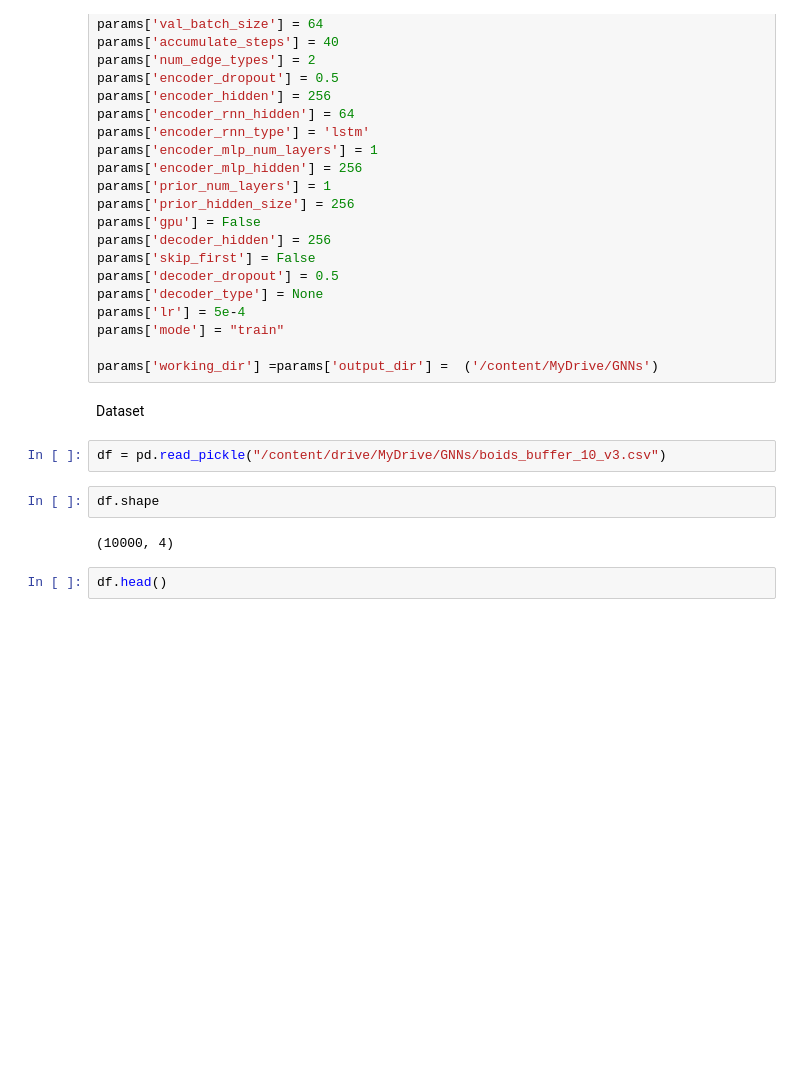
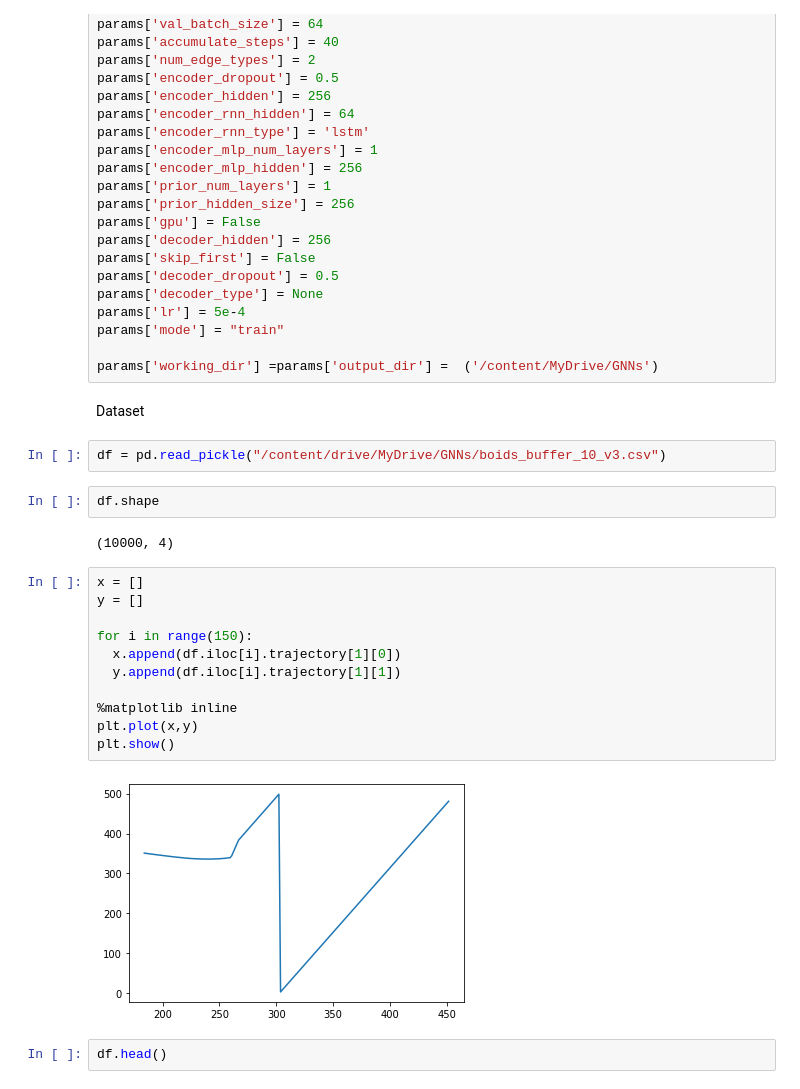
Before and after one commit to Nishant-Ramakuru/Inference-based-GNNS, a Jupyter notebook: simulations/DNRI.ipynb, the cells around one changed output. Saved outputs shown, nothing was run; the diff lists cells and outputs as text; blank space fills up the shorter version.

```diff
--- a/simulations/DNRI.ipynb
+++ b/simulations/DNRI.ipynb
@@ -78,6 +83,19 @@ df = pd.read_pickle("/content/drive/MyDrive/GNNs/boids_buffer_10_v3.csv")
 df.shape
 # %% [output]
 (10000, 4)
+# %%
+x = []
+y = []
+
+for i in range(150):
+  x.append(df.iloc[i].trajectory[1][0])
+  y.append(df.iloc[i].trajectory[1][1])
+
+%matplotlib inline
+plt.plot(x,y)
+plt.show()
+# %% [output]
+[figure, added]
 # %%
 df.head()
 # %% [output]
```
Also changed, not shown: parts of 12 cells of this notebook.
